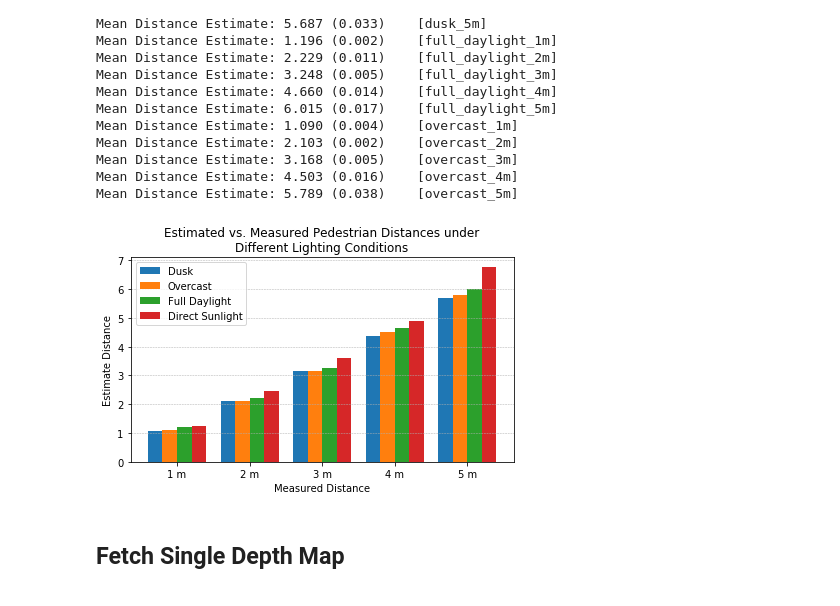
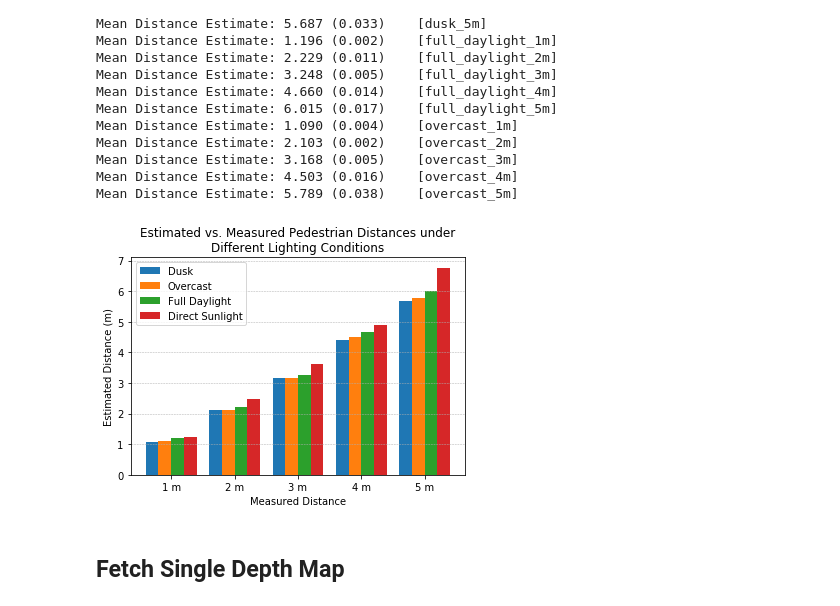
Before and after one commit to adamtupper/pedestrian-proximity-detector, a Jupyter notebook: model_evaluation.ipynb, the cells around one changed output. Cells and saved outputs as stored; diff of their text form; code cells hidden in the pictures.

```diff
--- a/model_evaluation.ipynb
+++ b/model_evaluation.ipynb
@@ -238,38 +270,35 @@ Mean Distance Estimate: 5.789 (0.038)    [overcast_5m]
 # %%
 dusk_means = (1.085, 2.111, 3.171, 4.390, 5.687)
 overcast_means = (1.090, 2.103, 3.168, 4.503, 5.789)
 full_daylight_means = (1.196, 2.229, 3.248, 4.660, 6.015)
 direct_sunlight_means = (1.244, 2.469, 3.621, 4.886, 6.767)
-
-men_means, men_std = (20, 35, 30, 35, 27), (2, 3, 4, 1, 2)
-women_means, women_std = (25, 32, 34, 20, 25), (3, 5, 2, 3, 3)
 
 ind = np.arange(len(dusk_means))  # the x locations for the groups
 width = 0.2  # the width of the bars
 
 fig, ax = plt.subplots()
 
 ax.grid(axis='y', linestyle='--', linewidth=0.5)
 
 rects1 = ax.bar(ind - width*1.5, dusk_means, width, label='Dusk')
 rects2 = ax.bar(ind - width/2, overcast_means, width, label='Overcast')
 rects3 = ax.bar(ind + width/2, full_daylight_means, width, label='Full Daylight')
 rects4 = ax.bar(ind + width*1.5, direct_sunlight_means, width, label='Direct Sunlight')
 
 # Add some text for labels, title and custom x-axis tick labels, etc.
-ax.set_ylabel('Estimate Distance')
+ax.set_ylabel('Estimated Distance (m)')
 ax.set_title('Estimated vs. Measured Pedestrian Distances under\nDifferent Lighting Conditions')
 ax.set_xlabel('Measured Distance')
 ax.set_xticks(ind)
 ax.set_xticklabels(('1 m', '2 m', '3 m', '4 m', '5 m'))
 ax.legend()
 
-fig.tight_layout()
-plt.savefig('results/fig_estimated_dists.svg')
+# fig.tight_layout()
+plt.savefig('results/fig_estimated_dists_transparent.svg', transparent=True)
 
 plt.show()
 # %% [output]
-[figure, old version]
+[figure, new version]
 # %% [markdown]
 ## Fetch Single Depth Map
 # %%
```
Also changed, not shown: parts of 1 cell of this notebook, 6 other files.
